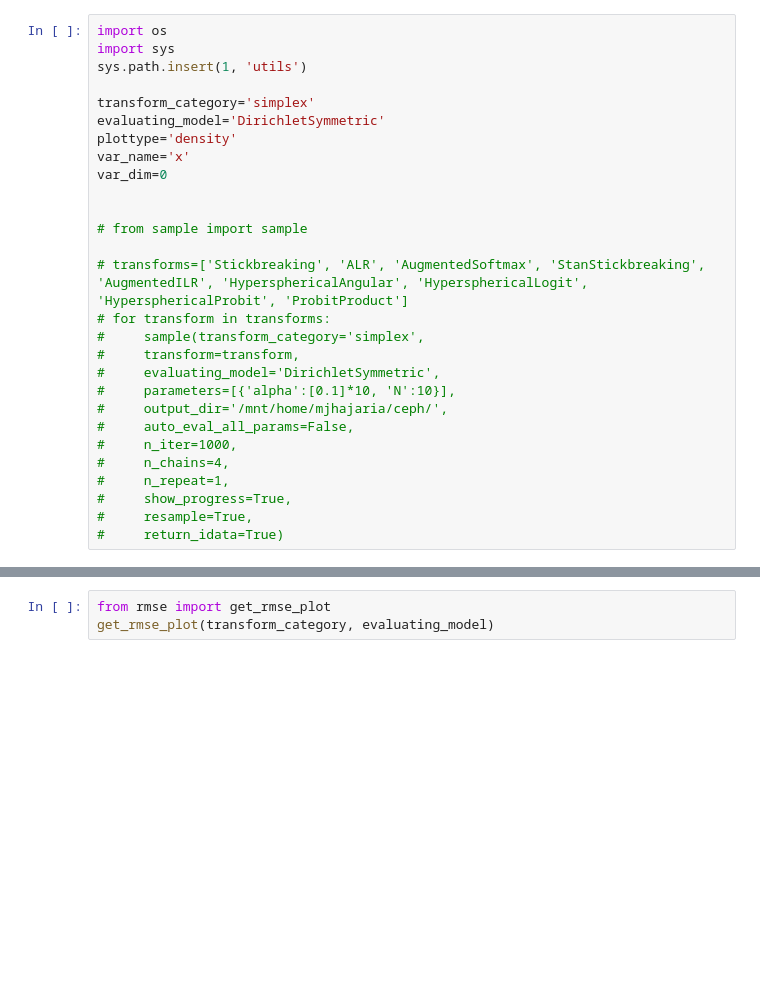
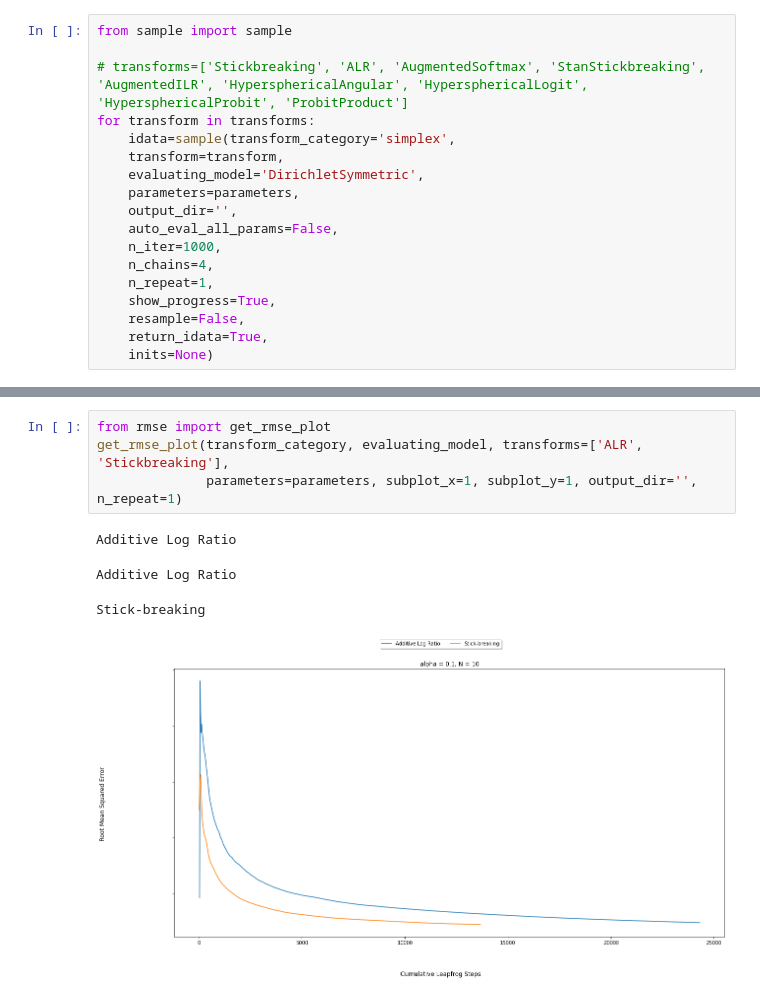
Before and after one commit to mjhajharia/transforms, a Jupyter notebook: example.ipynb, the cells around one changed output, grey strips where cells are left out. Cells and saved outputs as stored; diff of their text form; blank space fills up the shorter version.

```diff
--- a/example.ipynb
+++ b/example.ipynb
@@ -1,28 +13,18 @@
 # %%
-import os
-import sys
-sys.path.insert(1, 'utils')
-
-transform_category='simplex'
-evaluating_model='DirichletSymmetric'
-plottype='density'
-var_name='x'
-var_dim=0
-
-
-# from sample import sample
+from sample import sample
 
 # transforms=['Stickbreaking', 'ALR', 'AugmentedSoftmax', 'StanStickbreaking', 'AugmentedILR', 'HypersphericalAngular', 'HypersphericalLogit', 'HypersphericalProbit', 'ProbitProduct']
-# for transform in transforms:
-#     sample(transform_category='simplex',
-#     transform=transform,
-#     evaluating_model='DirichletSymmetric',
-#     parameters=[{'alpha':[0.1]*10, 'N':10}],
-#     output_dir='/mnt/home/mjhajaria/ceph/',
-#     auto_eval_all_params=False,
-#     n_iter=1000,
-#     n_chains=4,
-#     n_repeat=1,
-#     show_progress=True,
-#     resample=True,
-#     return_idata=True)
+for transform in transforms:
+    idata=sample(transform_category='simplex',
+    transform=transform,
+    evaluating_model='DirichletSymmetric',
+    parameters=parameters,
+    output_dir='',
+    auto_eval_all_params=False,
+    n_iter=1000,
+    n_chains=4,
+    n_repeat=1,
+    show_progress=True,
+    resample=False,
+    return_idata=True,
+    inits=None)
@@ -40,6 +45,12 @@ calc_rhat_mixed_chains(path_1='stan_models/ALR_DirichletSymmetric.stan',
 # %%
 from rmse import get_rmse_plot
-get_rmse_plot(transform_category, evaluating_model)
+get_rmse_plot(transform_category, evaluating_model, transforms=['ALR', 'Stickbreaking'],
+              parameters=parameters, subplot_x=1, subplot_y=1, output_dir='', n_repeat=1)
+# %% [output]
+Additive Log Ratio
+Additive Log Ratio
+Stick-breaking
+[figure, added]
 # %%
 from ess import get_ess_plot
 get_ess_plot(plottype, transform_category, evaluating_model, var_name, var_dim)
```
Also changed, not shown: parts of 9 cells of this notebook, 29 other files.
